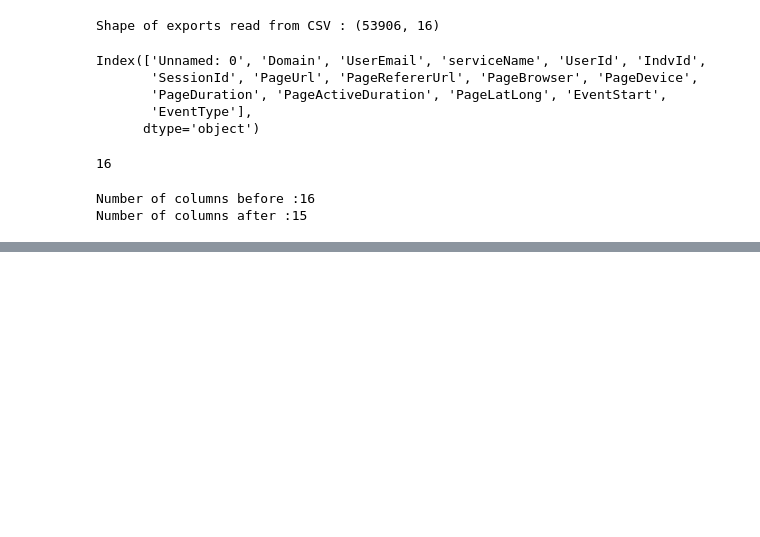
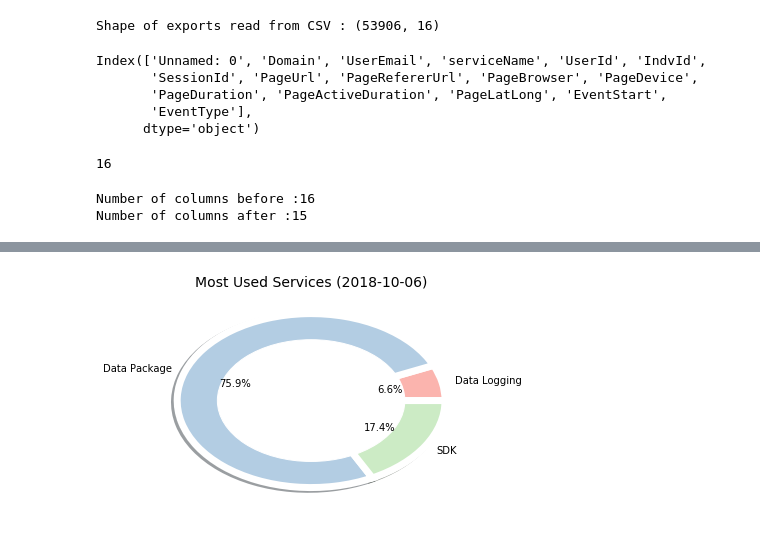
Before and after one commit to AnjaliMangal/MQL-Project-Main, a Jupyter notebook: LoadExternalDataAndWork.ipynb, the cells around one changed output, grey strips where cells are left out. Drawn from its saved outputs; the diff is of its cells as text; code cells hidden in the pictures; blank space fills up the shorter version.

```diff
--- a/LoadExternalDataAndWork.ipynb
+++ b/LoadExternalDataAndWork.ipynb
@@ -46,0 +162,17 @@ external_customers_df.head()
+# %%
+# AS Cell
+
+# Visually answering Most Used Services
+
+# Plotting the graph
+my_circle=plt.Circle( (0,0), 0.7, color='white')
+plt.pie(most_used_services_df["PageUrlCount"], labels=most_used_services_df["serviceName"], wedgeprops = { 'linewidth' : 7, 'edgecolor' : 'white' }, colors=Pastel1_7.hex_colors, autopct="%1.1f%%", shadow=True)
+p=plt.gcf()
+p.gca().add_artist(my_circle)
+plt.title(f'Most Used Services ({datetime.now().date()})', fontsize=14)
+
+# Save Figure
+plt.savefig("../imgs/MostUsedServices.png")
+plt.show()
+# %% [output]
+[figure, added]
```
Also changed, not shown: parts of 23 cells of this notebook, 3 other files.
